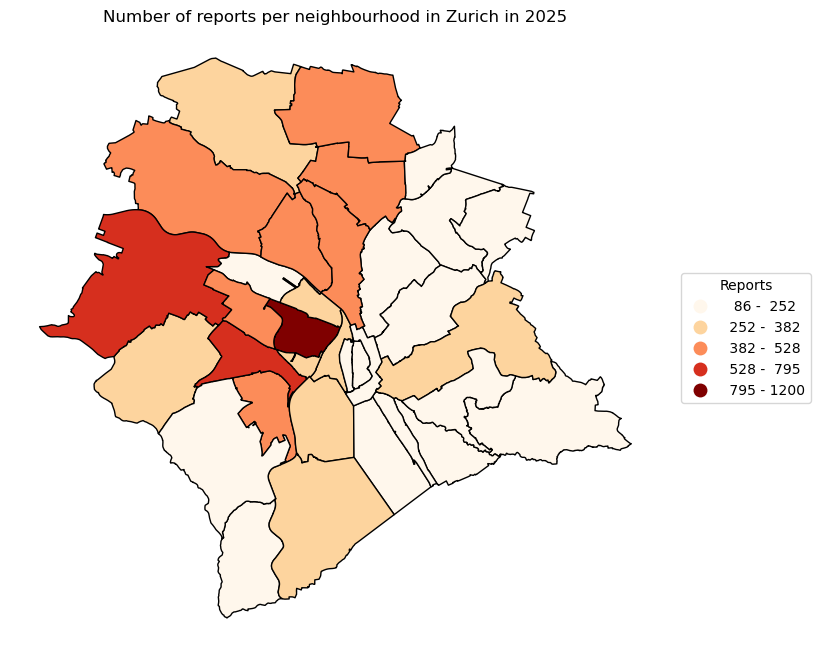
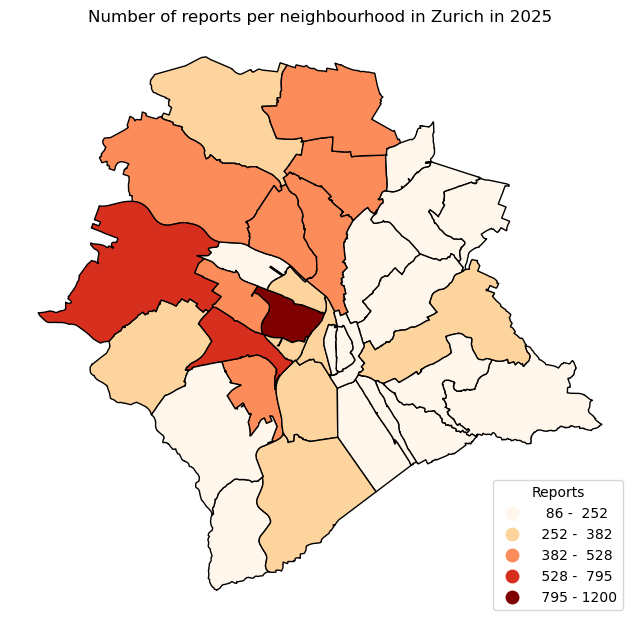
Code edit (unified diff) that turned the first committed figure into the second:
--- before
+++ after
@@ -1,32 +1,6 @@
-fig, ax = plt.subplots(figsize=(10, 8))
-
-neighbourhoods_merged.plot(
-    column="report_count",
-    cmap="OrRd",
-    scheme="NaturalBreaks",
-    k=5,
-    legend=True,
-    edgecolor="black",
-    ax=ax,
-    legend_kwds={
-        "title": "Reports",
-        "loc": "center left",
-        "bbox_to_anchor": (1.02, 0.5),
-        "fmt": "{:.0f}"
-    },
-    missing_kwds={
-        "color": "lightgrey",
-        "label": "No reports"
-    }
+create_choropleth(
+    neighbourhoods_merged,
+    "report_count",
+    "Number of reports per neighbourhood in Zurich in 2025",
+    "Reports"
 )
-
-legend = ax.get_legend()
-labels = [text.get_text() for text in legend.get_texts()]
-new_labels = [label.replace(",", " -") for label in labels]
-
-for text, label in zip(legend.get_texts(), new_labels):
-    text.set_text(label)
-
-plt.title("Number of reports per neighbourhood in Zurich in 2025")
-plt.axis("off")
-plt.show()

Commit: cleaned readme file